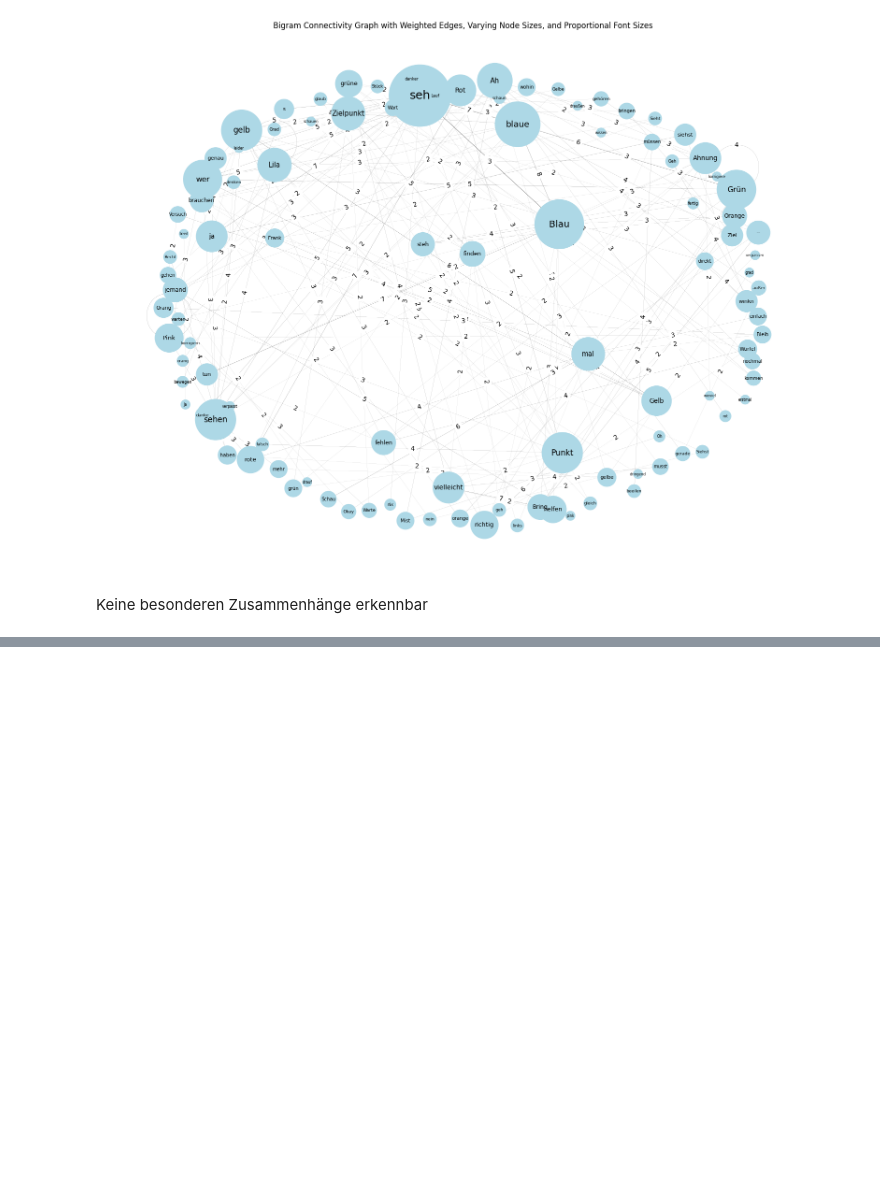
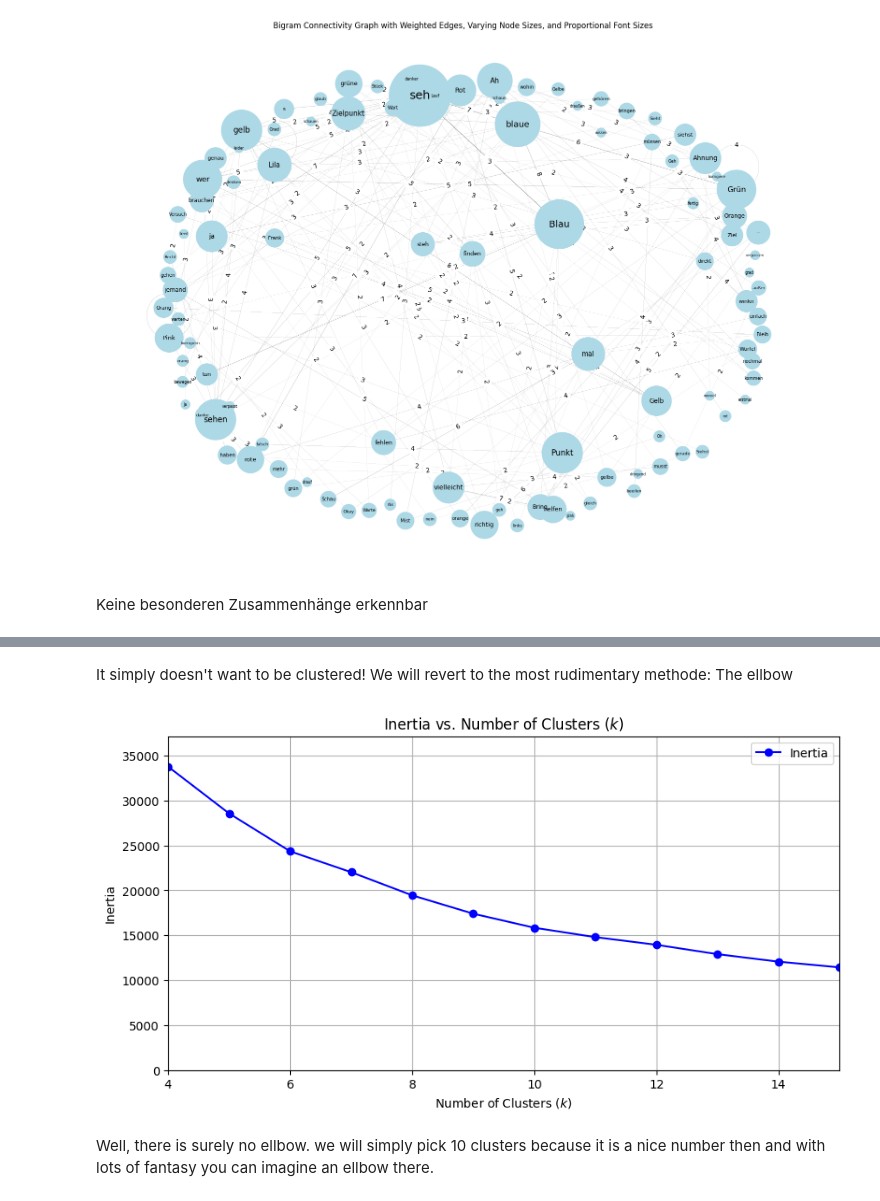
Before and after one commit to Br0wn1e23/LLM_Exp, a Jupyter notebook: Conversation_EDA.ipynb, the cells around one changed output, grey strips where cells are left out. Drawn from its saved outputs; the diff is of its cells as text; code cells hidden in the pictures; blank space fills up the shorter version.

```diff
--- a/Conversation_EDA.ipynb
+++ b/Conversation_EDA.ipynb
@@ -366,0 +669,24 @@ See the caveats in the documentation: https://pandas.pydata.org/pandas-docs/stab
+# %% [markdown]
+It simply doesn't want to be clustered! We will revert to the most rudimentary methode: The ellbow
+# %%
+# Calculate inertia for each k
+inertias = [model.inertia_ for model in kmeans_per_k]
+
+# Plot inertia values
+plt.figure(figsize=(10, 5))
+plt.plot(range_n_clusters, inertias, "bo-", label="Inertia")
+plt.xlabel("Number of Clusters ($k$)")
+plt.ylabel("Inertia")
+plt.title("Inertia vs. Number of Clusters ($k$)")
+plt.grid()
+
+# Dynamic axis limits
+plt.axis([4, 15, 0, max(inertias) * 1.1])
+
+# Add legend and save the figure
+plt.legend()
+plt.show()
+# %% [output]
+[figure, added]
+# %% [markdown]
+Well, there is surely no ellbow. we will simply pick 10 clusters because it is a nice number then and with lots of fantasy you can imagine an ellbow there.
```
Also changed, not shown: parts of 25 cells of this notebook, 1 other file.
